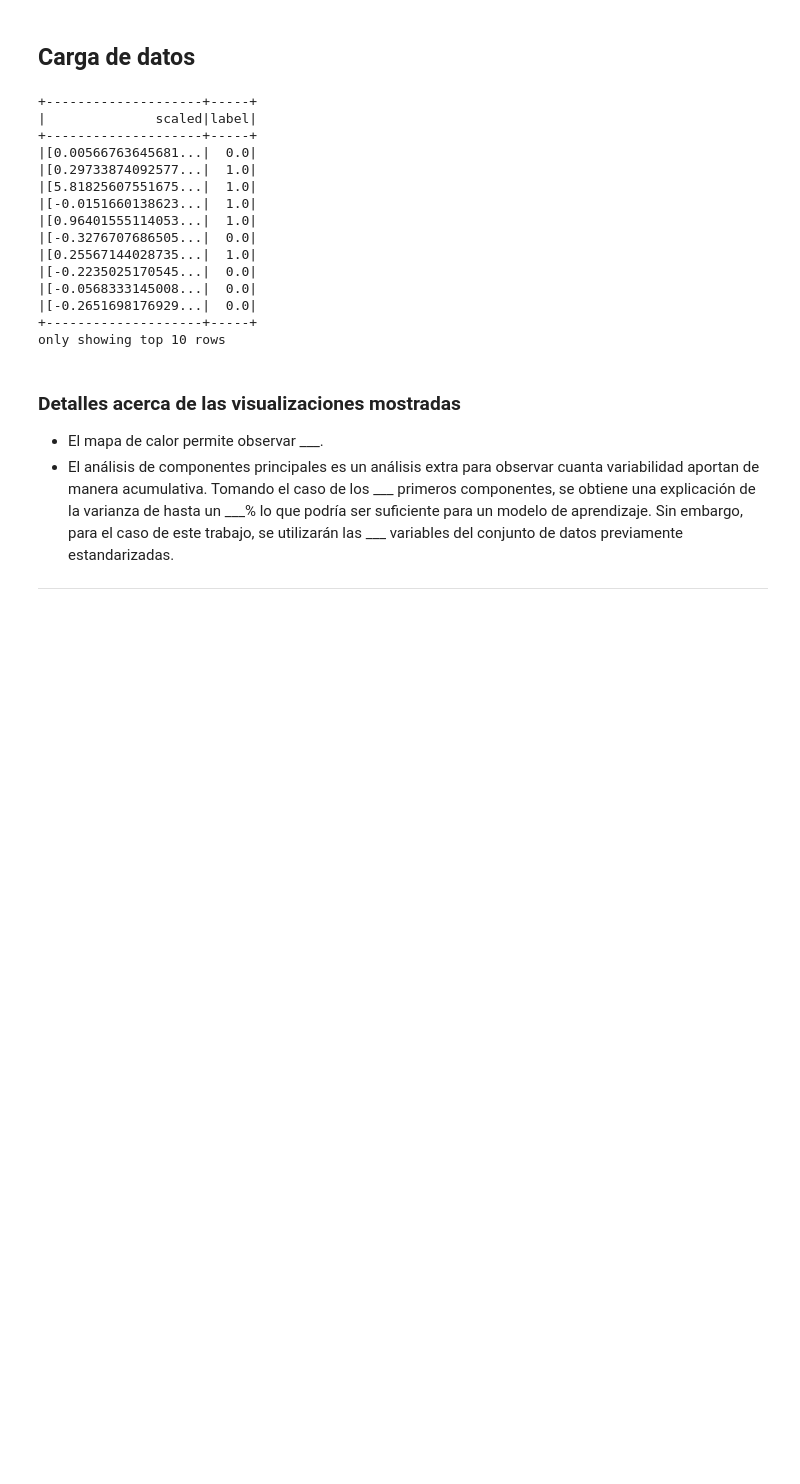
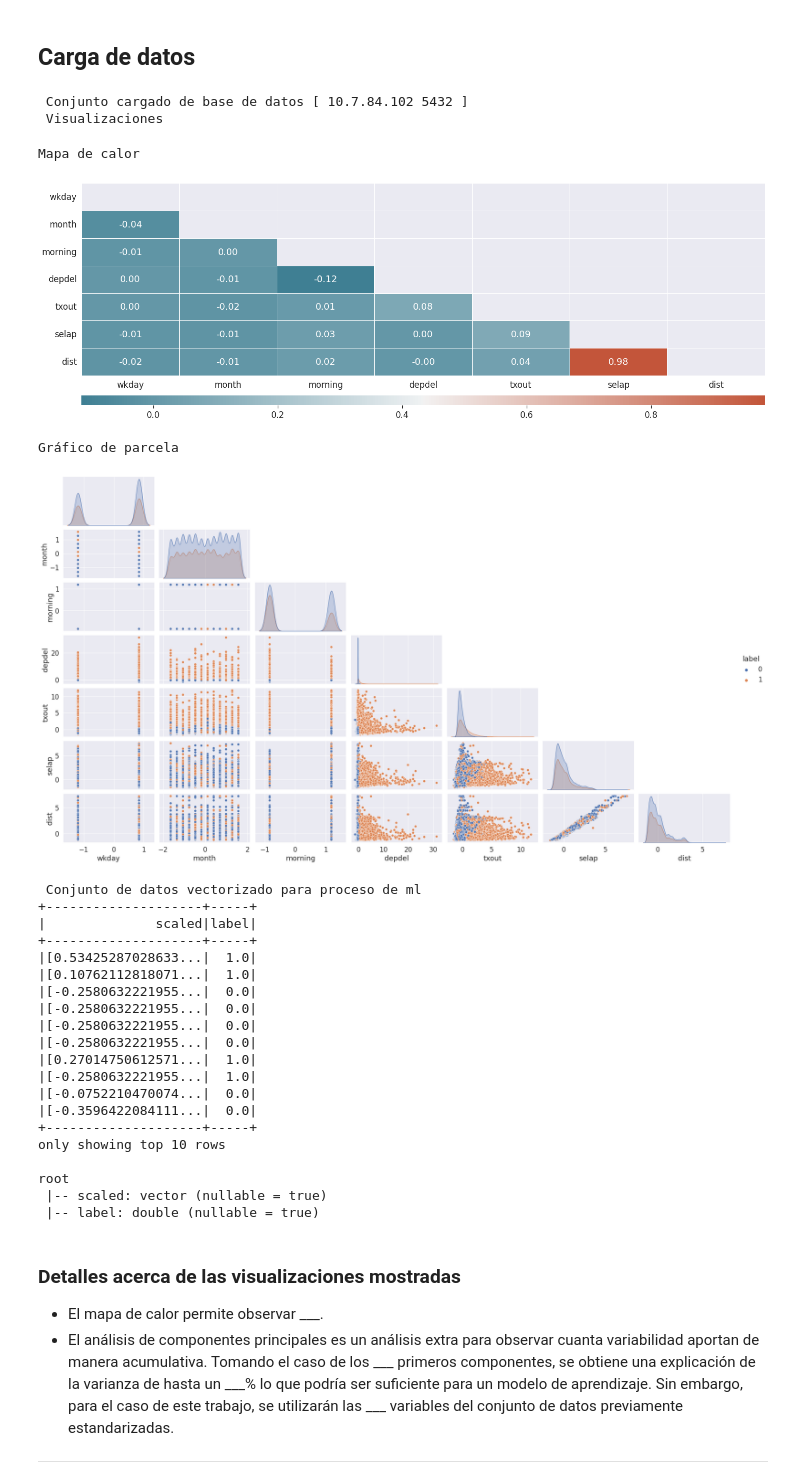
Before and after one commit to esaenz7/bigdataclass, a Jupyter notebook: proyecto/BIGDATA_07_2021_ProyectoFinal_ESV.ipynb, the cells around one changed output. Saved outputs shown, nothing was run; the diff lists cells and outputs as text; code cells hidden in the pictures; blank space fills up the shorter version.

```diff
--- a/proyecto/BIGDATA_07_2021_ProyectoFinal_ESV.ipynb
+++ b/proyecto/BIGDATA_07_2021_ProyectoFinal_ESV.ipynb
@@ -824,37 +824,46 @@ Results (15.11s):
 # dfs.coalesce(1).write.csv('temp.csv', mode='overwrite', header=True)
 # %% [markdown]
 ## Carga de datos
-# %%
-#librerías
-from recursos import *
-# #leer de base de datos
-# dfml = leer_df(table='tb_proyectoml')
-
-from preprocesamiento import *
-dflist = crear_df(paths=['flights.csv', 'airports.csv', 'weather.csv'],
-          formats=['csv', 'csv', 'csv'], headers=[True, False, True], samples_fr=[.1, 1., .1], rand_st=999, print_=False)
-dflistready = preprocesar_df(dflist, print_=False)
-dfjn = unir_df(dflistready, print_=False)
-dfft = feating(dfjn, print_=False)
-
-dfml = cols2vec(dfft[1], inputcols=dfft[1].columns[:-1], outputcol='scaled')
-dfml.show(10)
-# %% [output]
-+--------------------+-----+
-|              scaled|label|
-+--------------------+-----+
-|[0.00566763645681...|  0.0|
-|[0.29733874092577...|  1.0|
-|[5.81825607551675...|  1.0|
-|[-0.0151660138623...|  1.0|
-|[0.96401555114053...|  1.0|
-|[-0.3276707686505...|  0.0|
-|[0.25567144028735...|  1.0|
-|[-0.2235025170545...|  0.0|
-|[-0.0568333145008...|  0.0|
-|[-0.2651698176929...|  0.0|
-+--------------------+-----+
-only showing top 10 rows
+# %%
+#librerías
+from recursos import *
+#leer de base de datos
+dfft = (leer_df(table='tb_proyecto'), leer_df(table='tb_proyectoml'))
+
+sf1, sf2, ef = '\n\033[1m\033[103m\033[30m', '\n\033[1m\033[106m\033[30m', '\033[0m'
+print(sf1, 'Conjunto cargado de base de datos', '[', host, port, ']', sf2, 'Visualizaciones', ef)
+plot_corr(dfft[0], inputcols=['wkday','month','morning','depdel','txout','selap','dist'])
+dfml = cols2vec(dfft[1], inputcols=dfft[1].columns[:-1], outputcol='scaled')
+print(sf2, 'Conjunto de datos vectorizado para proceso de ml', ef)
+dfml.show(10)
+dfml.printSchema()
+# %% [output]
+ Conjunto cargado de base de datos [ 10.7.84.102 5432 ]
+ Visualizaciones
+Mapa de calor
+[figure, added]
+Gráfico de parcela
+[figure, added]
+ Conjunto de datos vectorizado para proceso de ml
++--------------------+-----+
+|              scaled|label|
++--------------------+-----+
+|[0.53425287028633...|  1.0|
+|[0.10762112818071...|  1.0|
+|[-0.2580632221955...|  0.0|
+|[-0.2580632221955...|  0.0|
+|[-0.2580632221955...|  0.0|
+|[-0.2580632221955...|  0.0|
+|[0.27014750612571...|  1.0|
+|[-0.2580632221955...|  1.0|
+|[-0.0752210470074...|  0.0|
+|[-0.3596422084111...|  0.0|
++--------------------+-----+
+only showing top 10 rows
+
+root
+ |-- scaled: vector (nullable = true)
+ |-- label: double (nullable = true)
 # %% [markdown]
 ### Detalles acerca de las visualizaciones mostradas
 
```
Also changed, not shown: parts of 7 cells of this notebook, 8 other files.
